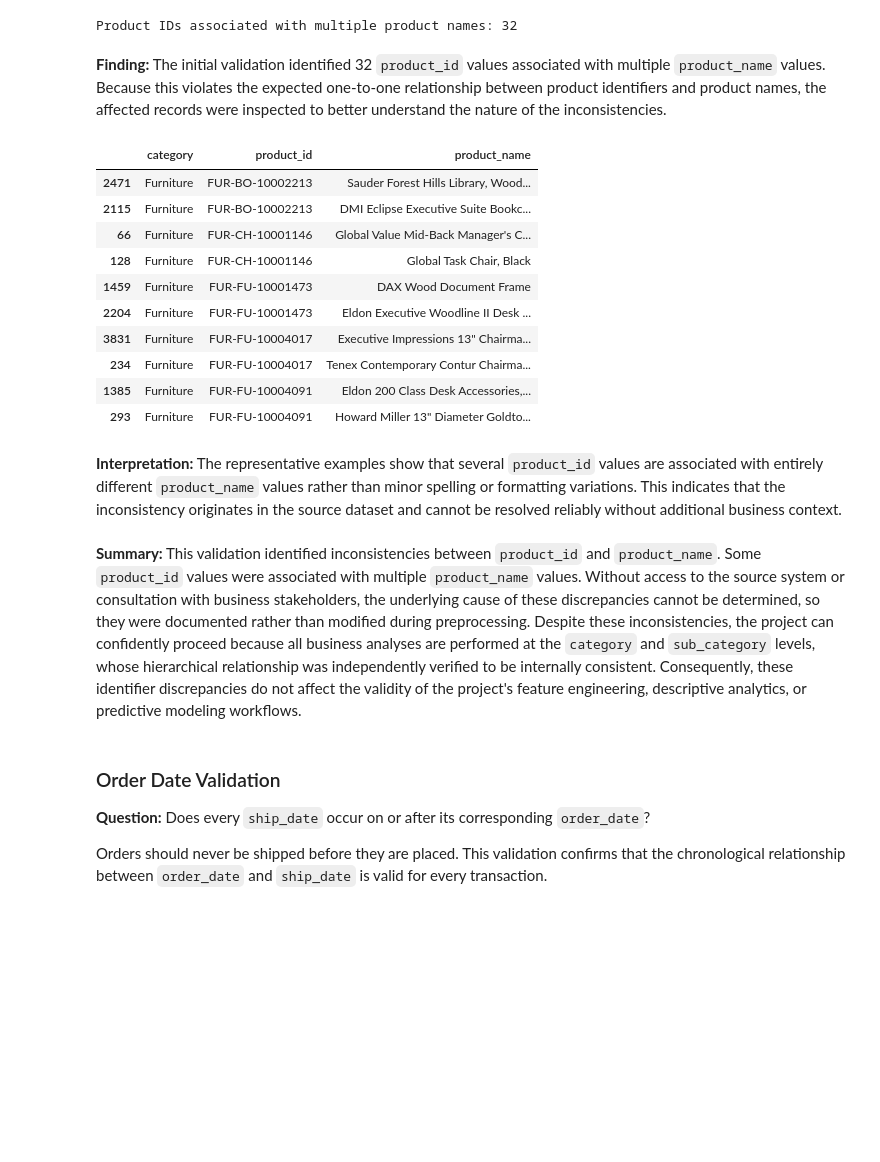
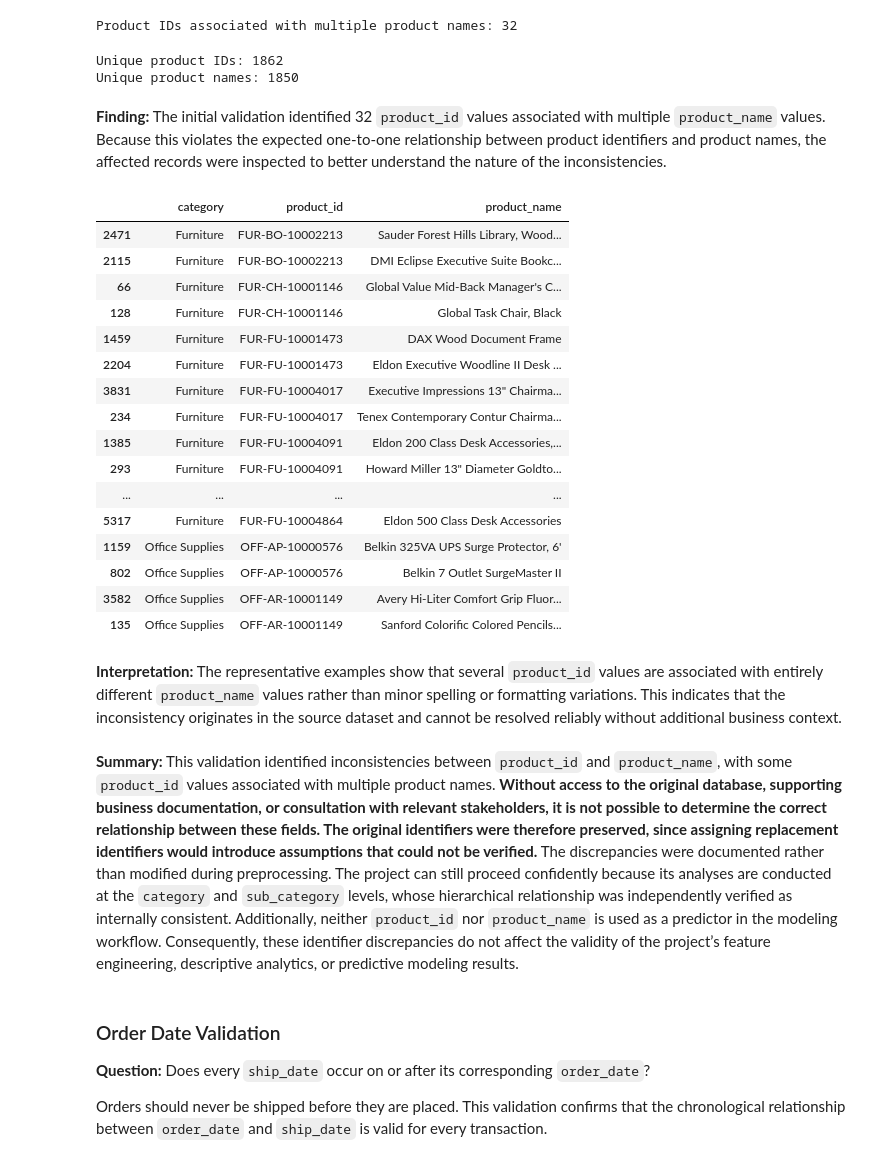
Before and after one commit to danigeiger/e_commerce_duckdb_project, a Jupyter notebook: notebooks/01_data_preprocessing.ipynb, the cells around one changed output. Saved outputs shown, nothing was run; the diff lists cells and outputs as text; code cells hidden in the pictures; blank space fills up the shorter version.

Commit message:
Document decision to preserve inconsistent product identifiers

```diff
--- a/notebooks/01_data_preprocessing.ipynb
+++ b/notebooks/01_data_preprocessing.ipynb
@@ -277,31 +277,44 @@ print(
 )
 # %% [output]
 Product IDs associated with multiple product names: 32
+# %%
+print(f'Unique product IDs: {df["product_id"].nunique()}')
+print(f'Unique product names: {df["product_name"].nunique()}')
+# %% [output]
+Unique product IDs: 1862
+Unique product names: 1850
 # %% [markdown]
 **Finding:** The initial validation identified 32 `product_id` values associated with multiple `product_name` values. Because this violates the expected one-to-one relationship between product identifiers and product names, the affected records were inspected to better understand the nature of the inconsistencies.
 # %%
+pd.set_option("display.max_colwidth", None)
+
 inconsistent_ids = inconsistent_products.index
-
 
 df[df["product_id"].isin(inconsistent_ids)][
     ["category", "product_id", "product_name"]
-].drop_duplicates().sort_values("product_id").head(10)
+].drop_duplicates().sort_values("product_id").head(20)
 # %% [output]
 |  | category | product_id | product_name |
 | 2471 | Furniture | FUR-BO-10002213 | Sauder Forest Hills Library, Wood... |
 | 2115 | Furniture | FUR-BO-10002213 | DMI Eclipse Executive Suite Bookc... |
 | 66 | Furniture | FUR-CH-10001146 | Global Value Mid-Back Manager's C... |
 | 128 | Furniture | FUR-CH-10001146 | Global Task Chair, Black |
 | 1459 | Furniture | FUR-FU-10001473 | DAX Wood Document Frame |
 | 2204 | Furniture | FUR-FU-10001473 | Eldon Executive Woodline II Desk ... |
 | 3831 | Furniture | FUR-FU-10004017 | Executive Impressions 13" Chairma... |
 | 234 | Furniture | FUR-FU-10004017 | Tenex Contemporary Contur Chairma... |
 | 1385 | Furniture | FUR-FU-10004091 | Eldon 200 Class Desk Accessories,... |
 | 293 | Furniture | FUR-FU-10004091 | Howard Miller 13" Diameter Goldto... |
+| ... | ... | ... | ... |
+| 5317 | Furniture | FUR-FU-10004864 | Eldon 500 Class Desk Accessories |
+| 1159 | Office Supplies | OFF-AP-10000576 | Belkin 325VA UPS Surge Protector, 6' |
+| 802 | Office Supplies | OFF-AP-10000576 | Belkin 7 Outlet SurgeMaster II |
+| 3582 | Office Supplies | OFF-AR-10001149 | Avery Hi-Liter Comfort Grip Fluor... |
+| 135 | Office Supplies | OFF-AR-10001149 | Sanford Colorific Colored Pencils... |
 # %% [markdown]
 **Interpretation:** The representative examples show that several `product_id` values are associated with entirely different `product_name` values rather than minor spelling or formatting variations. This indicates that the inconsistency originates in the source dataset and cannot be resolved reliably without additional business context.
 # %% [markdown]
-**Summary:** This validation identified inconsistencies between `product_id` and `product_name`. Some `product_id` values were associated with multiple `product_name` values. Without access to the source system or consultation with business stakeholders, the underlying cause of these discrepancies cannot be determined, so they were documented rather than modified during preprocessing. Despite these inconsistencies, the project can confidently proceed because all business analyses are performed at the `category` and `sub_category` levels, whose hierarchical relationship was independently verified to be internally consistent. Consequently, these identifier discrepancies do not affect the validity of the project's feature engineering, descriptive analytics, or predictive modeling workflows.
+**Summary:** This validation identified inconsistencies between `product_id` and `product_name`, with some `product_id` values associated with multiple product names. **Without access to the original database, supporting business documentation, or consultation with relevant stakeholders, it is not possible to determine the correct relationship between these fields. The original identifiers were therefore preserved, since assigning replacement identifiers would introduce assumptions that could not be verified.** The discrepancies were documented rather than modified during preprocessing. The project can still proceed confidently because its analyses are conducted at the `category` and `sub_category` levels, whose hierarchical relationship was independently verified as internally consistent. Additionally, neither `product_id` nor `product_name` is used as a predictor in the modeling workflow. Consequently, these identifier discrepancies do not affect the validity of the project’s feature engineering, descriptive analytics, or predictive modeling results.
 # %% [markdown]
 ### Order Date Validation
 
```
Also changed, not shown: parts of 1 cell of this notebook.
